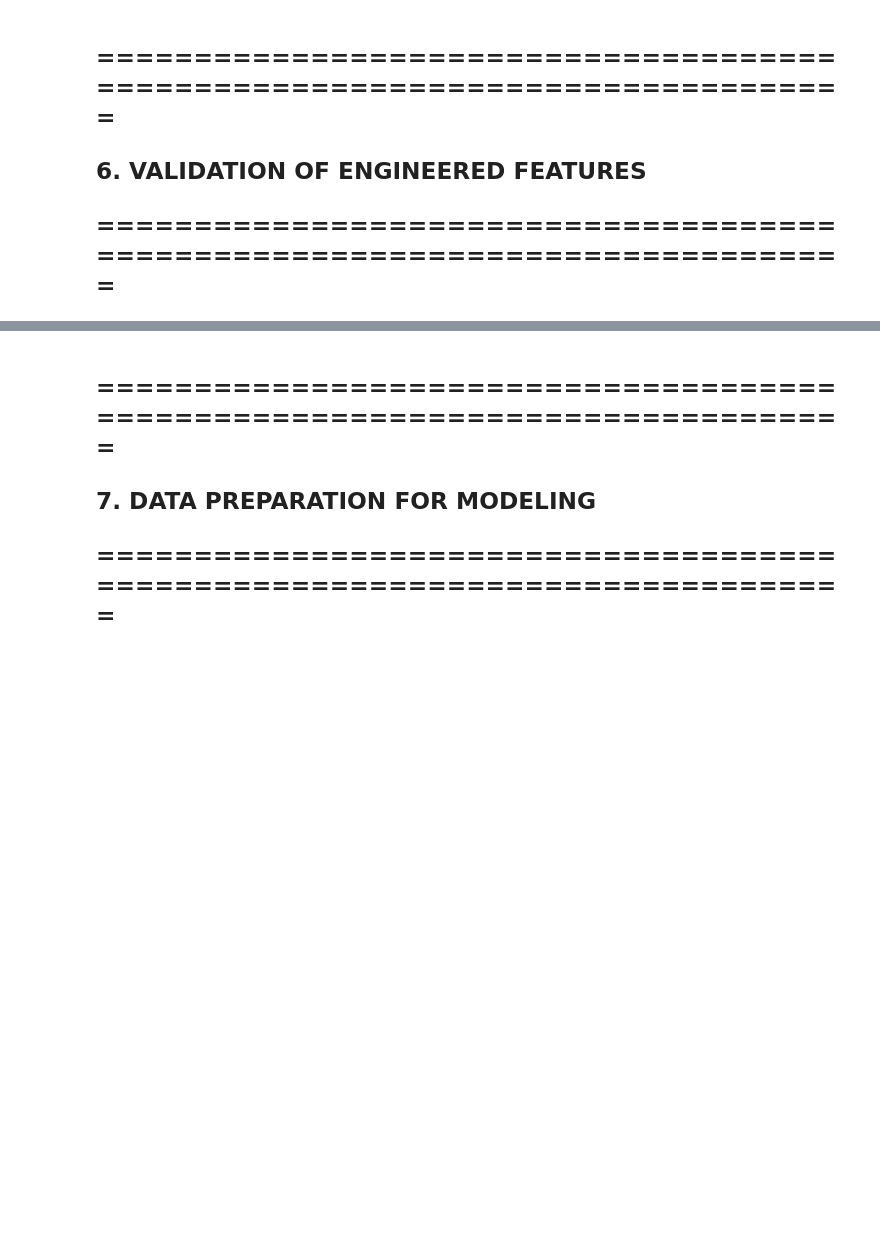
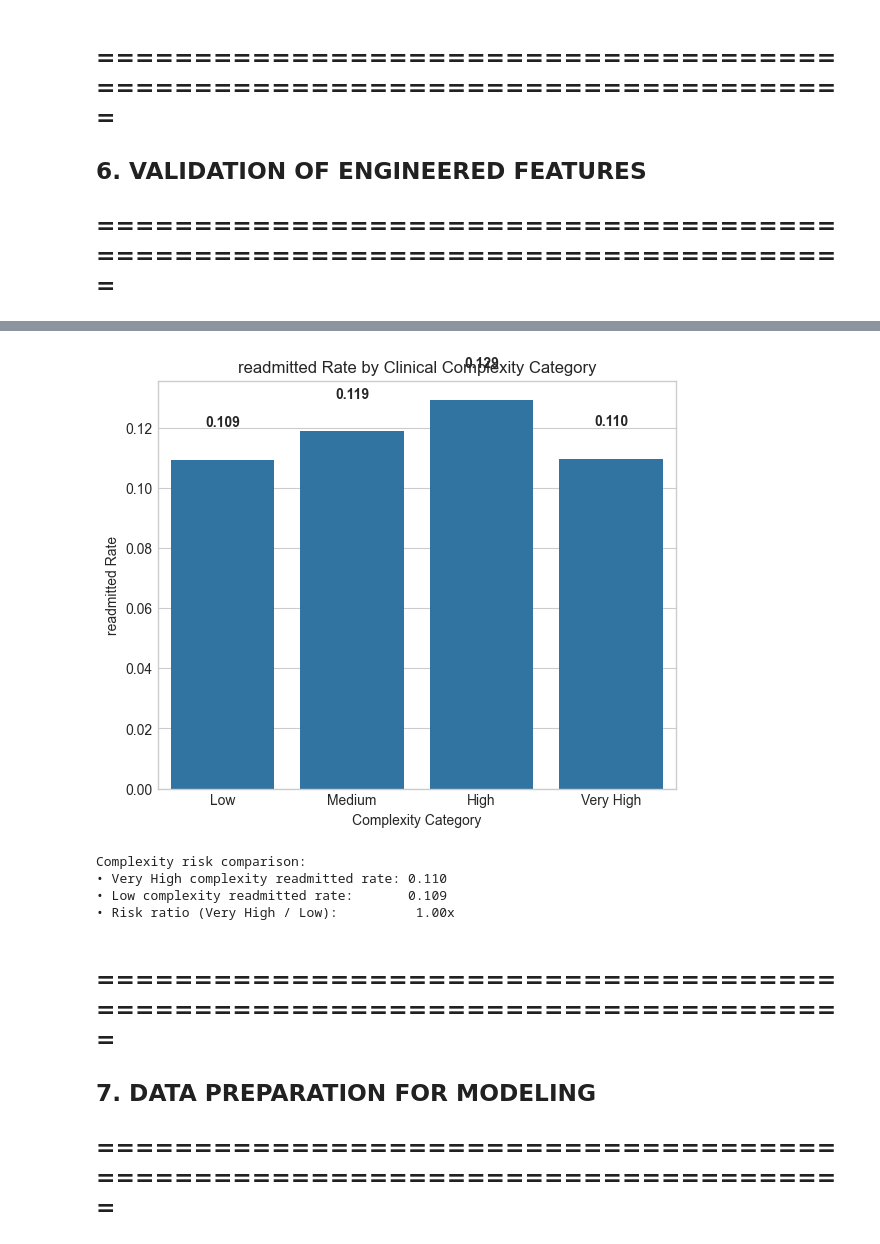
Before and after one commit to albertokabore/Hospital-Readmission-Prediction, a Jupyter notebook: notebooks/Readmission_Project.ipynb, the cells around one changed output, grey strips where cells are left out. Saved outputs shown, nothing was run; the diff lists cells and outputs as text; code cells hidden in the pictures; blank space fills up the shorter version.

```diff
--- a/notebooks/Readmission_Project.ipynb
+++ b/notebooks/Readmission_Project.ipynb
@@ -702,44 +716,47 @@ if "clinical_complexity_score" in df_engineered.columns:
 # %%
-
     # 2) Barplot: readmission rates by complexity category
     if "complexity_category" in df_engineered.columns:
         rate_by_cat = (
             df_engineered
             .groupby("complexity_category")[target_col]
             .mean()
             .reindex(["Low", "Medium", "High", "Very High"])
         )
 
         fig, ax = plt.subplots(figsize=(6, 5))
         sns.barplot(x=rate_by_cat.index, y=rate_by_cat.values, ax=ax)
-        ax.set_title("Readmission Rate by Complexity Category")
+        ax.set_title(f"{target_col} Rate by Clinical Complexity Category")
         ax.set_xlabel("Complexity Category")
-        ax.set_ylabel("Readmission Rate")
+        ax.set_ylabel(f"{target_col} Rate")
 
-        # Add labels above bars
         for i, val in enumerate(rate_by_cat.values):
             if pd.isna(val):
                 continue
             ax.text(
                 i,
                 val + 0.01,
                 f"{val:.3f}",
                 ha="center",
                 va="bottom",
                 fontweight="bold"
             )
 
         plt.tight_layout()
         plt.show()
 
-        # Print numeric comparison
         high_rate = df_engineered[df_engineered["complexity_category"] == "Very High"][target_col].mean()
         low_rate = df_engineered[df_engineered["complexity_category"] == "Low"][target_col].mean()
         print("\nComplexity risk comparison:")
-        print(f"• Very High complexity readmission rate: {high_rate:.3f}")
-        print(f"• Low complexity readmission rate:       {low_rate:.3f}")
+        print(f"• Very High complexity {target_col} rate: {high_rate:.3f}")
+        print(f"• Low complexity {target_col} rate:       {low_rate:.3f}")
         if low_rate > 0:
             print(f"• Risk ratio (Very High / Low):          {high_rate / low_rate:.2f}x")
+# %% [output]
+[figure, added]
+Complexity risk comparison:
+• Very High complexity readmitted rate: 0.110
+• Low complexity readmitted rate:       0.109
+• Risk ratio (Very High / Low):          1.00x
 # %% [markdown]
 ## =============================================================================
 ## 7. DATA PREPARATION FOR MODELING
```
Also changed, not shown: parts of 4 cells of this notebook.
